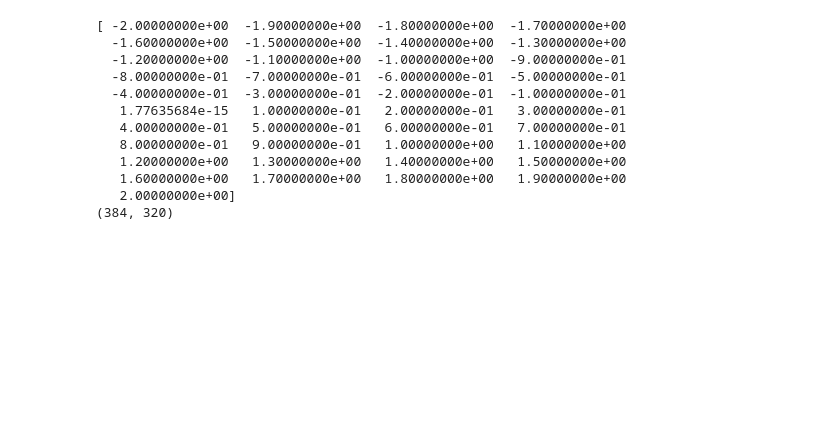
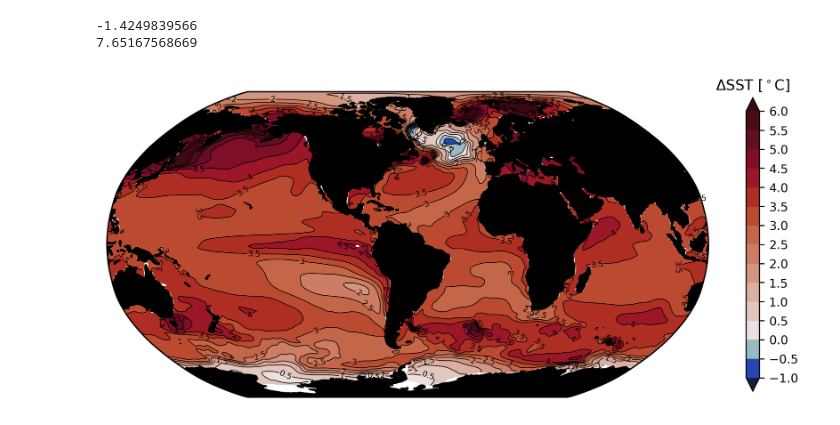
Before and after one commit to matt-long/iucn-deoxygenation-report, a Jupyter notebook: plot_cesm_temperature_change.ipynb, the cells around one changed output. Cells and saved outputs as stored; diff of their text form; code cells hidden in the pictures; blank space fills up the shorter version.

Commit message:
fix memory overload crash; added stratification plot

```diff
--- a/plot_cesm_temperature_change.ipynb
+++ b/plot_cesm_temperature_change.ipynb
@@ -42,0 +18,4 @@ tr85a
+# %%
+%%time
+tr85 = proc_cesm_le.open_ens('tr85','ann_dft_tanm',['TEMP'],dimsub={'time':-1,'z_t':0})
+print tr85
@@ -42,0 +42,8 @@ tr85a
+# %%
+%%time
+tr85a = tr85.mean(dim='ens')
+#file_out = os.path.join(diro['tmp'],'plot.nc')
+#tr85a.to_netcdf(file_out)
+#tr85a = xr.open_dataset(file_out,decode_times=False,decode_coords=False)
+tr85a = tr85a.compute()
+print tr85a
@@ -43,52 +78,35 @@ tr85a
+# %%
+field = tr85a.TEMP.values
+lon = tr85.TLONG.values
+lat = tr85.TLAT.values
+lon,lat,z= plot_tools.adjust_pop_grid(lon,lat,field)
+print np.nanmin(z)
+print np.nanmax(z)
+# %% [output]
+-1.4249839566
+7.65167568669
 # %%
-#reload(plot_tools)
-cmap = cmocean.cm.balance #'Blues_r'
-units = '$^\circ$C'
-levels = np.arange(-2.,2.1,0.1)
-print levels
+plot_name = os.path.join(diro['fig'],'cesm-change-sst.pdf')
+
+units = '$\Delta$SST [$^\circ$C]'
+levels = np.arange(-1.,6.5,0.5)
 
 #matplotlib.rcParams['contour.negative_linestyle'] = 'solid'
 
-plot_name = os.path.join(diro['fig'],'cesm-temperature-change-100m.pdf')
+fig=plt.figure(figsize=(10, 8),dpi=300)
+gs = gridspec.GridSpec(1,1)
 
-fig=plt.figure(figsize=(10, 8),dpi=300)
-gs = gridspec.GridSpec(2,1)
-
-norm = plot_tools.MidPointNorm(midpoint=0.0)
-contour_specs = {'levels':levels,'cmap':cmap,'extend':'max','norm':norm}
-
-baseline = tr85a.TEMP[0:20,0,:,:].mean(dim='time')
-print baseline.shape
-
-ds = tr85a.isel(time=-1,z_t=0)
-print ds
-field = ds.TEMP.values
-print field.shape
-exit()
-field = field - baseline
-
-lon,lat,z= plot_tools.adjust_pop_grid(tr85.TLONG.values,tr85.TLAT.values,field)
-
+norm = plot_tools.MidPointNorm(midpoint=0)
+contour_specs = {'levels':levels,'cmap':cmocean.cm.balance,'norm':norm,'extend':'both'}
 obj = plot_tools.canvas_map_contour_overlay(lon,lat,z,
                                             contour_specs,
                                             units = units,
                                             fig=fig,
                                             gridspec=gs,
                                             row=0,col=0)
 plt.savefig(plot_name,bbox_inches='tight')
 # %% [output]
-[ -2.00000000e+00  -1.90000000e+00  -1.80000000e+00  -1.70000000e+00
-  -1.60000000e+00  -1.50000000e+00  -1.40000000e+00  -1.30000000e+00
-  -1.20000000e+00  -1.10000000e+00  -1.00000000e+00  -9.00000000e-01
-  -8.00000000e-01  -7.00000000e-01  -6.00000000e-01  -5.00000000e-01
-  -4.00000000e-01  -3.00000000e-01  -2.00000000e-01  -1.00000000e-01
-   1.77635684e-15   1.00000000e-01   2.00000000e-01   3.00000000e-01
-   4.00000000e-01   5.00000000e-01   6.00000000e-01   7.00000000e-01
-   8.00000000e-01   9.00000000e-01   1.00000000e+00   1.10000000e+00
-   1.20000000e+00   1.30000000e+00   1.40000000e+00   1.50000000e+00
-   1.60000000e+00   1.70000000e+00   1.80000000e+00   1.90000000e+00
-   2.00000000e+00]
-(384, 320)
+[figure, added]
 # %%
 u = tr85a.sel(z_t=slice(0,50e2)).mean(dim='z_t')
 l = tr85a.sel(z_t=slice(100e2,200e2)).mean(dim='z_t')
```
Also changed, not shown: parts of 9 cells of this notebook, 5 other files.
